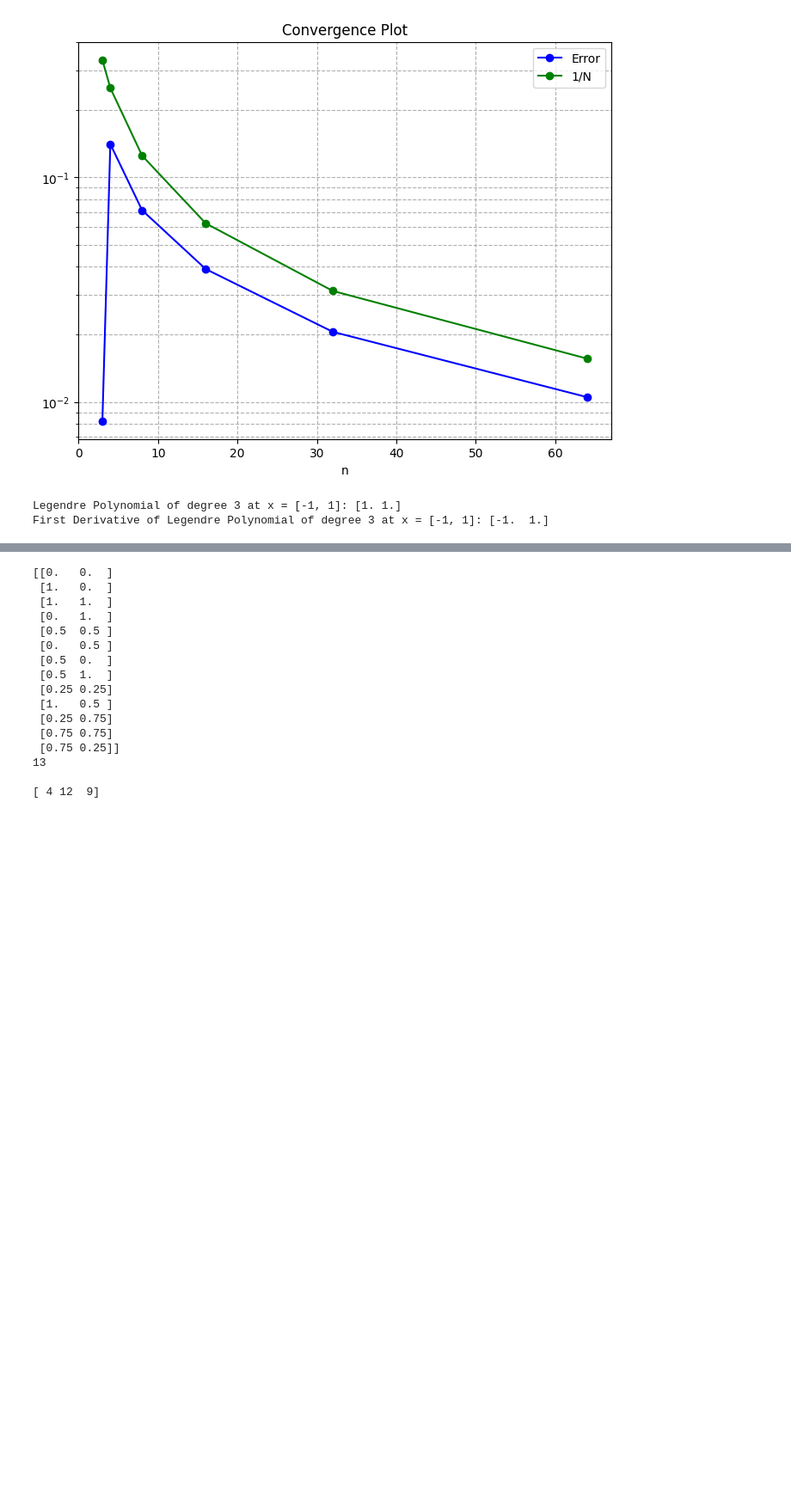
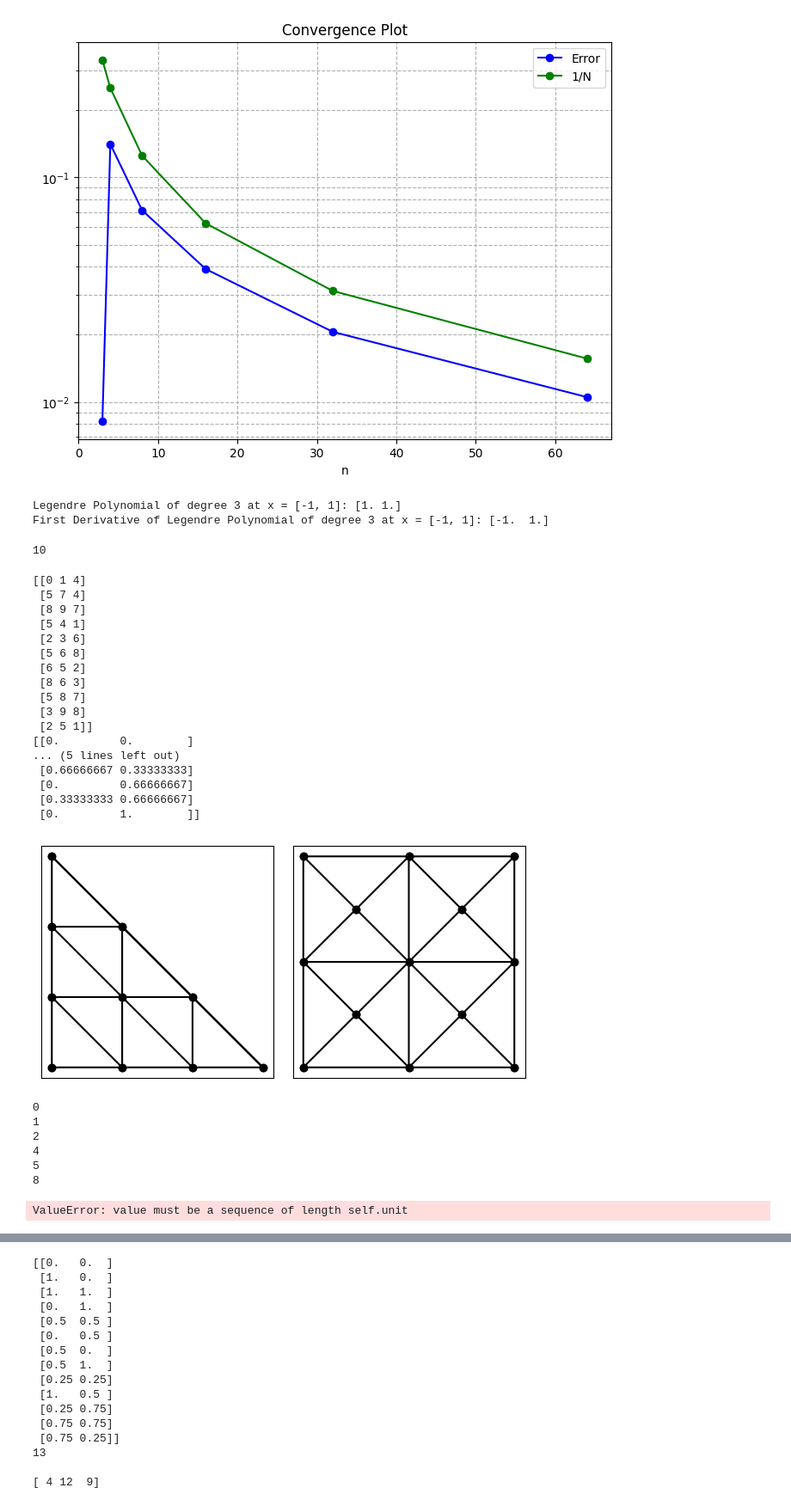
Before and after one commit to biondo999/napde_project, a Jupyter notebook: mesh_building/my_triangular_mesh.ipynb, the cells around one changed output, grey strips where cells are left out. Shown at 86% size. Cells and saved outputs as stored; diff of their text form; code cells hidden in the pictures; blank space fills up the shorter version.

```diff
--- a/mesh_building/my_triangular_mesh.ipynb
+++ b/mesh_building/my_triangular_mesh.ipynb
@@ -318,3 +347,61 @@ First Derivative of Legendre Polynomial of degree 3 at x = [-1, 1]: [-1.  1.]
+# %%
+import numpy as np
+N=4
+x = np.linspace(0, 1,N)
+xx, yy = np.meshgrid(x,x)
+xx = xx.flatten(); yy = yy.flatten()
+filt = xx + yy <= 1
+grid = np.vstack([xx[filt], yy[filt]]).transpose()
+print(len(grid))
+# %% [output]
+10
+# %%
+T=tr.triangulate(dict(vertices=grid))
+tr.compare(plt,T,B)
+print(T['triangles'])
+
+print(T['vertices'])
+# %% [output]
+[[0 1 4]
+ [5 7 4]
+ [8 9 7]
+ [5 4 1]
+ [2 3 6]
+ [5 6 8]
+ [6 5 2]
+ [8 6 3]
+ [5 8 7]
+ [3 9 8]
+ [2 5 1]]
+[[0.         0.        ]
+... (5 lines left out)
+ [0.66666667 0.33333333]
+ [0.         0.66666667]
+ [0.33333333 0.66666667]
+ [0.         1.        ]]
+[figure, added]
+# %%
+N = 4
+c = -1
+for w in [3,2,1]:
+    c +=1
+    for i in range(w):
+        print(i + N*c)
+# %% [output]
+0
+1
+2
+4
+5
+8
+# %%
+from meshpy.tet import MeshInfo, build
+
+mesh_info = MeshInfo()
+
+mesh_info.set_points(grid)
+# %% [output]
+ValueError: value must be a sequence of length self.unit
 # %%
 import matplotlib.pyplot as plt
 import numpy as np
```
Also changed, not shown: parts of 2 cells of this notebook, 2 other files.
